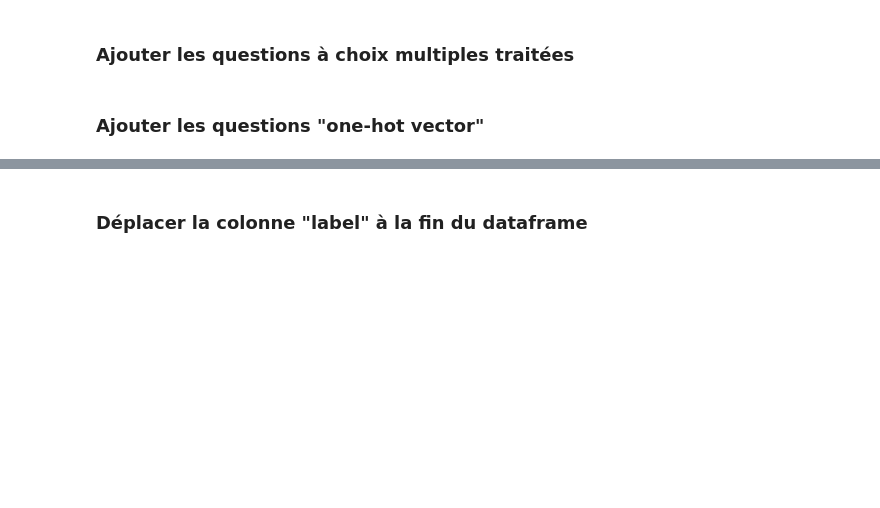
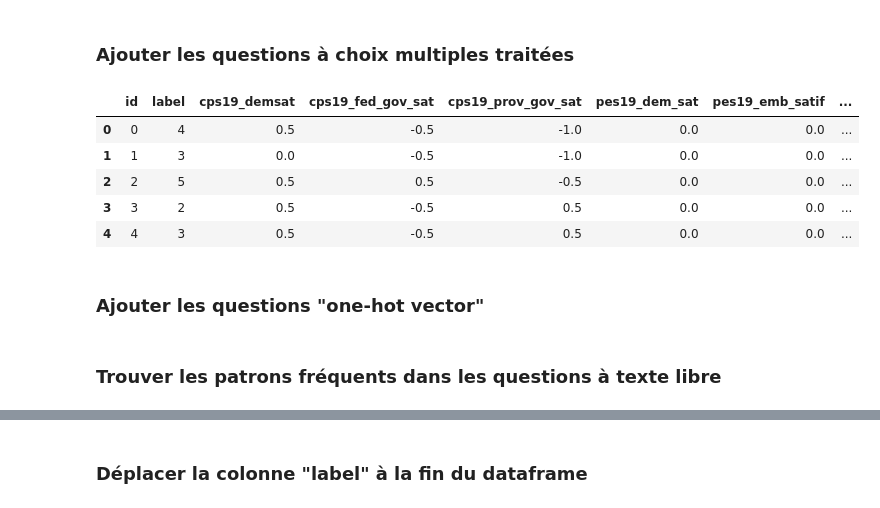
Before and after one commit to n0aaz/Projet_GLO-7027, a Jupyter notebook: traitementDonnees.ipynb, the cells around one changed output, grey strips where cells are left out. Drawn from its saved outputs; the diff is of its cells as text; code cells hidden in the pictures; blank space fills up the shorter version.

```diff
--- a/traitementDonnees.ipynb
+++ b/traitementDonnees.ipynb
@@ -333,28 +269,34 @@ df_trimmed['cps19_vote_2015'].unique()
 # %%
 answer_order_dic = {
     'cps19_demsat': [4, 3, 1, 0, 2],
     'cps19_fed_gov_sat': [2, 0, 3, 1, 4],
     'cps19_prov_gov_sat': [0, 1, 4, 2, 3],
     'pes19_dem_sat': [3, 1, 0, 2, 4],
     'pes19_emb_satif': [4, 3, 0, 1, 2],
     'cps19_rel_imp': [4, 1, 0, 2, 3],
     'cps19_pos_life': [2, 4, 0, 3, 1],
     'cps19_pos_cannabis': [1, 2, 0, 4, 3],
     'cps19_pos_carbon': [4, 2, 1, 3, 0],
     'cps19_pos_energy': [2, 3, 0, 4, 1],
     'cps19_pos_envreg': [4, 2, 1, 3, 0],
     'cps19_pos_jobs': [0, 3, 1, 2, 4],
     'cps19_pos_subsid': [4, 2, 0, 1, 3],
     'cps19_pos_trade': [3, 2, 0, 1, 4],
     'cps19_quebec_sov': [2, 4, 0, 1, 3]
 }
 
 for question, answer_order in answer_order_dic.items():
     normalized_answers = util.get_normalized_ordinal_question_answers(df_trimmed, answer_order_dic, question)
     # Add answers to clean_df with matching ID
     for index, row in clean_df.iterrows():
         row_id = row[id_column]
-        label = row[label_column]
         clean_df.at[index, question] = normalized_answers.get(row_id)
 
 clean_df.head()
+# %% [output]
+|  | id | label | cps19_demsat | cps19_fed_gov_sat | cps19_prov_gov_sat | pes19_dem_sat | pes19_emb_satif | ... |
+| 0 | 0 | 4 | 0.5 | -0.5 | -1.0 | 0.0 | 0.0 | ... |
+| 1 | 1 | 3 | 0.0 | -0.5 | -1.0 | 0.0 | 0.0 | ... |
+| 2 | 2 | 5 | 0.5 | 0.5 | -0.5 | 0.0 | 0.0 | ... |
+| 3 | 3 | 2 | 0.5 | -0.5 | 0.5 | 0.0 | 0.0 | ... |
+| 4 | 4 | 3 | 0.5 | -0.5 | 0.5 | 0.0 | 0.0 | ... |
@@ -376,3 +316,5 @@ for question in one_hot_vector_questions:
         row_id = row[id_column]
         for one_hot_question in one_hot_vector.columns:
             clean_df.at[index, one_hot_question] = one_hot_vector[one_hot_question].iloc[row_id]
+# %% [markdown]
+### Trouver les patrons fréquents dans les questions à texte libre
```
Also changed, not shown: parts of 17 cells of this notebook, 1 other file.
